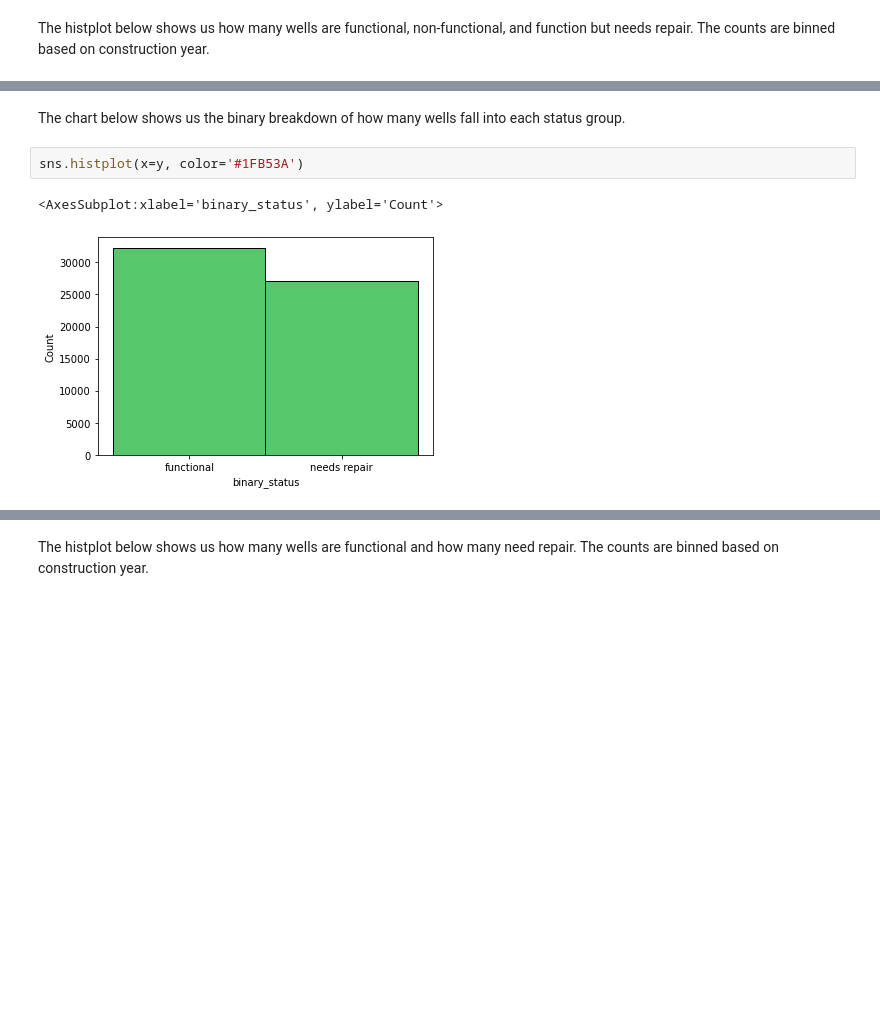
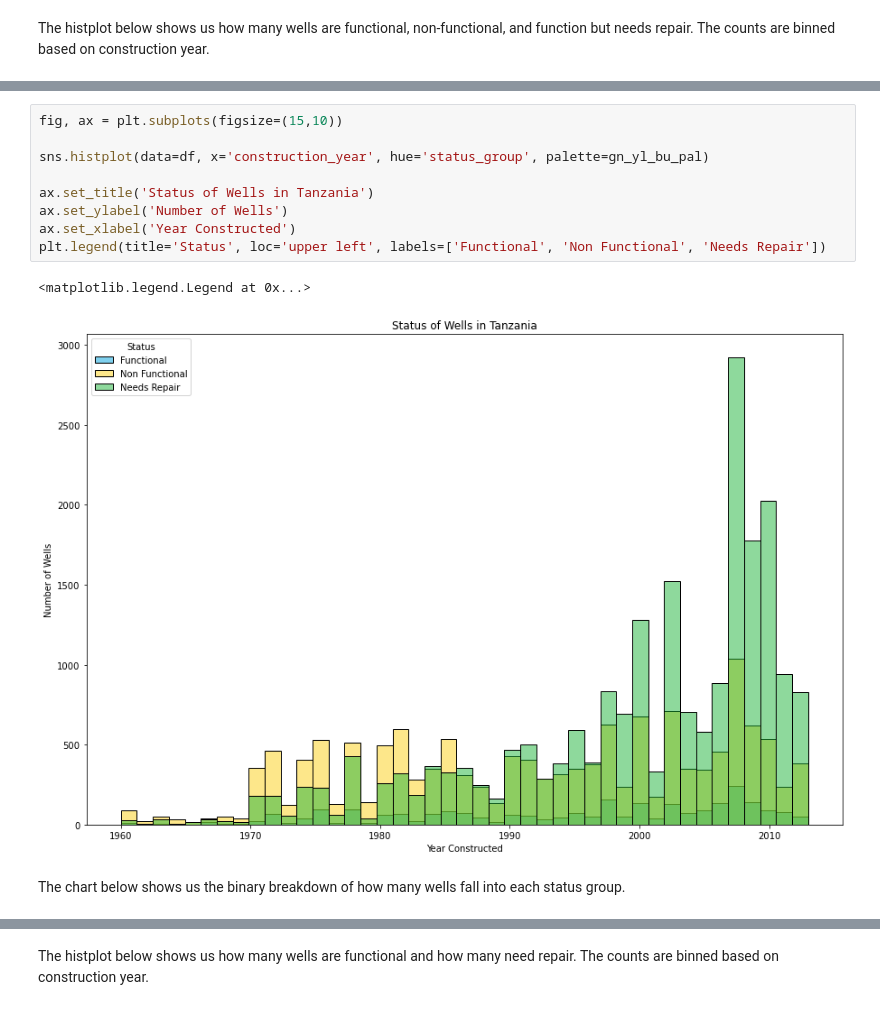
Before and after one commit to fetterollie/Tanzanian-Water-Wells, a Jupyter notebook: main/index.ipynb, the cells around one changed output, grey strips where cells are left out. Drawn from its saved outputs; the diff is of its cells as text; blank space fills up the shorter version.

```diff
--- a/main/index.ipynb
+++ b/main/index.ipynb
@@ -689,7 +700,14 @@ sns.histplot(data=df, x='construction_year', hue='status_group', palette=gn_yl_b
+# %%
+fig, ax = plt.subplots(figsize=(15,10))
+
+sns.histplot(data=df, x='construction_year', hue='status_group', palette=gn_yl_bu_pal)
+
+ax.set_title('Status of Wells in Tanzania')
+ax.set_ylabel('Number of Wells')
+ax.set_xlabel('Year Constructed')
+plt.legend(title='Status', loc='upper left', labels=['Functional', 'Non Functional', 'Needs Repair'])
+# %% [output]
+<matplotlib.legend.Legend at 0x...>
+[figure, added]
 # %% [markdown]
 The chart below shows us the binary breakdown of how many wells fall into each status group.
-# %%
-sns.histplot(x=y, color='#1FB53A')
-# %% [output]
-<AxesSubplot:xlabel='binary_status', ylabel='Count'>
-[figure, removed]
```
Also changed, not shown: parts of 42 cells of this notebook.
